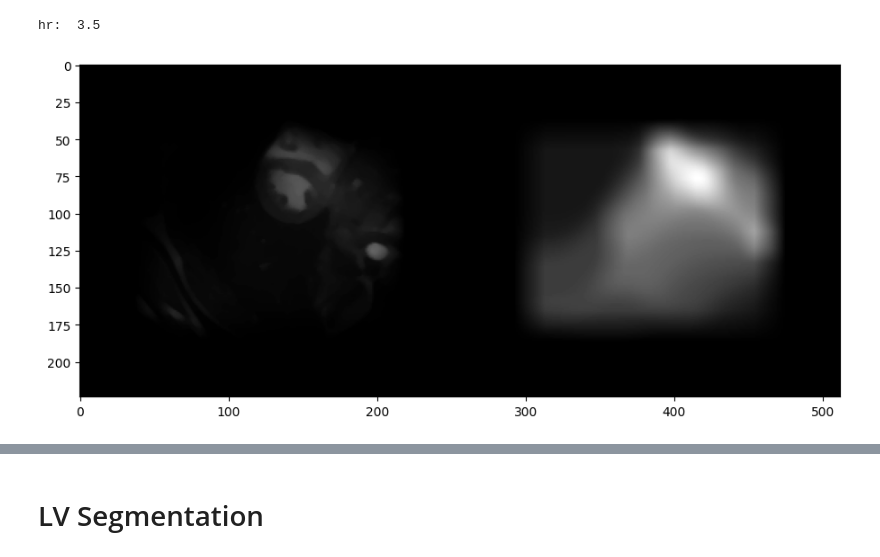
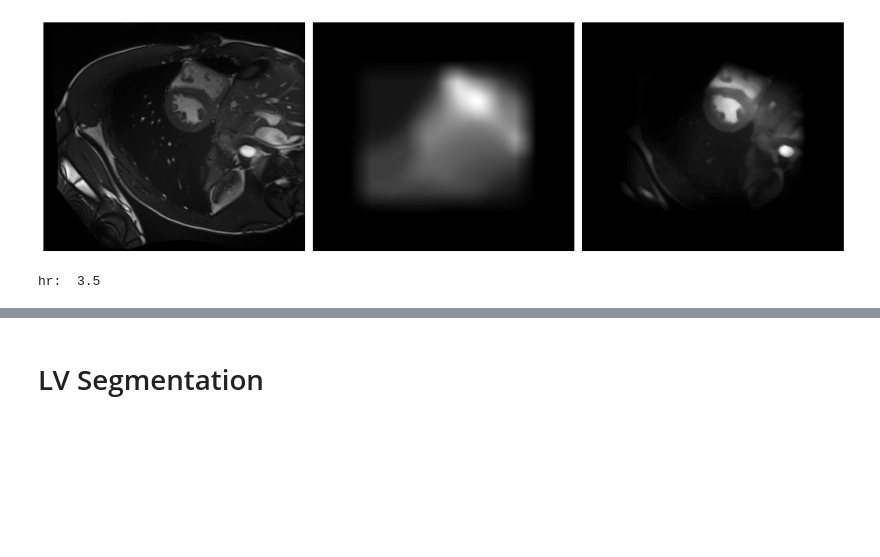
Before and after one commit to Bastaxeloux/proj3dt, a Jupyter notebook: metrics.ipynb, the cells around one changed output, grey strips where cells are left out. Drawn from its saved outputs; the diff is of its cells as text; code cells hidden in the pictures; blank space fills up the shorter version.

```diff
--- a/metrics.ipynb
+++ b/metrics.ipynb
@@ -56,38 +56,52 @@ def tf_mask2(image4d, Tps=Tps, Slice=Slice, heartrate=2):
     filtred[heartrate_i] *= (1-heartrate_f)
     filtred[heartrate_i+1] *= heartrate_f
 
     timg2 = torch.abs(torch.fft.ifft(filtred, axis=0))
 
     mask = np.array(timg2[Tps, :, :, Slice])
     mask = np.uint8(2*mask/np.max(mask)*255)
     kernel = cv2.getStructuringElement(cv2.MORPH_ELLIPSE,(75,75))
 
     #mask = cv2.medianBlur(mask,3)
     mask = cv2.dilate(mask, cv2.getStructuringElement(cv2.MORPH_ELLIPSE,(75,75)), 1)
     mask = cv2.erode(mask, cv2.getStructuringElement(cv2.MORPH_ELLIPSE,(95,95)), 1, borderType=cv2.BORDER_CONSTANT, borderValue=0)
     mask = cv2.blur(mask,(21, 21))
 
     img_m = np.array(image4d[Tps, :, :, Slice], dtype=np.float64)
     img_m = np.uint8(img_m/np.max(img_m)*np.float64(mask))
     img_m = cv2.medianBlur(img_m,5)
     return img_m, mask
 
 patient = load_patient(num)
 t_img = patient.img.data.clone().detach()
 t_gt = patient.gt.data.clone().detach()
 img_m, mask = tf_mask2(t_img, heartrate=t_img.shape[0] / (patient.info["ES"] - patient.info["ED"]))
 #
 #
 #
 # (t_img)
-plt.figure().set_figwidth(15)
-plt.imshow(t_img[Tps,:,:,Slice], cmap='gray')
-plt.imshow(np.concatenate([img_m, mask], axis=1), cmap='gray')
+fig = plt.figure(figsize=(15,5))
+plt.subplot(1,3,1)
+plt.imshow(t_img[Tps, :, :, Slice], cmap='gray')
+plt.xticks([])
+plt.yticks([])
+plt.subplot(1,3,2)
+plt.imshow(mask, cmap='gray')
+plt.xticks([])
+plt.yticks([])
+plt.subplot(1,3,3)
+plt.imshow(img_m, cmap='gray')
+plt.xticks([])
+plt.yticks([])
+
+plt.tight_layout()
+plt.show()
+
 
 print("hr: ", t_img.shape[0] / (patient.info["ES"] - patient.info["ED"]))
 # %% [output]
+[figure, new version]
 hr:  3.5
-[figure, old version]
 # %%
 def patient_metrics(patient, circles, Slice=Slice):
     t_gt = torch.tensor(patient.gt.data)
```
Also changed, not shown: parts of 11 cells of this notebook, 9 other files.
